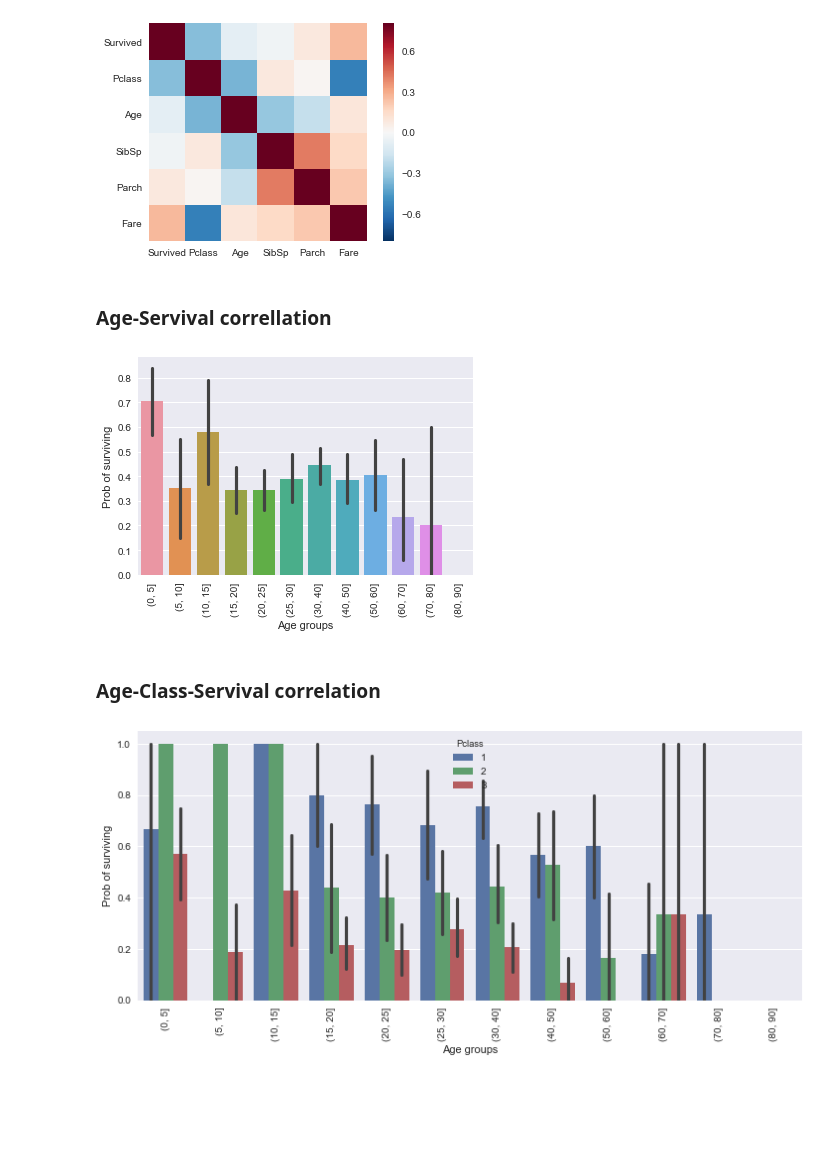
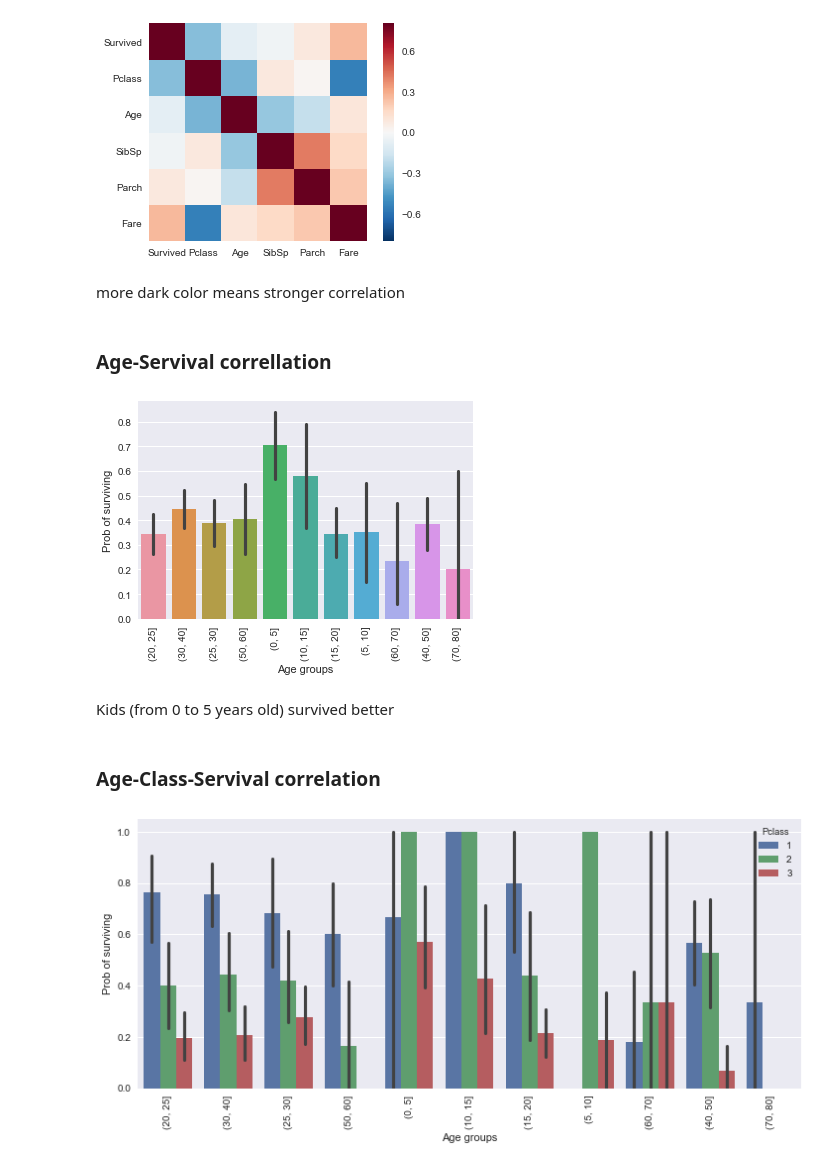
Before and after one commit to Marrry1327/ML-DM, a Jupyter notebook: Lab #1 Intoduction to instruments.ipynb, the cells around one changed output. Drawn from its saved outputs; the diff is of its cells as text; code cells hidden in the pictures; blank space fills up the shorter version.

```diff
--- a/Lab #1 Intoduction to instruments.ipynb
+++ b/Lab #1 Intoduction to instruments.ipynb
@@ -240,28 +249,28 @@ sns.heatmap(r.corr(), vmax=.8, square = True)
 # %% [output]
 <matplotlib.axes._subplots.AxesSubplot at 0x...>
 [figure]
+# %% [markdown]
+more dark color means stronger correlation
 # %% [markdown]
 ### Age-Servival correllation
 # %%
 age_groups = [0, 5, 10, 15, 20, 25, 30, 40, 50, 60, 70, 80, 90]
 r["AgeG"] = pd.cut(r["Age"].fillna(-1), bins=age_groups).astype(object)
-order = []
-
-for i in range(len(age_groups) - 1):
-    order.append('({}, {}]'.format(age_groups[i], age_groups[i+1]))
-p = sns.barplot(x="AgeG", y="Survived", data=r, order=order)
+p = sns.barplot(x="AgeG", y="Survived", data=r)
 p.set(xlabel='Age groups', ylabel='Prob of surviving')
 _ = plt.setp(p.get_xticklabels(), rotation=90)
 # %% [output]
-[figure, old version]
+[figure, new version]
+# %% [markdown]
+Kids (from 0 to 5 years old) survived better
 # %% [markdown]
 ### Age-Class-Servival correlation
 # %%
 fig, ax = plt.subplots()
 fig.set_size_inches(12, 5)
 
-p = sns.barplot(x="AgeG", y="Survived", hue='Pclass', data=r, order=order, ax=ax)
+p = sns.barplot(x="AgeG", y="Survived", hue='Pclass', data=r,ax=ax)
 p.set(xlabel='Age groups', ylabel='Prob of surviving')
 _ = plt.setp(p.get_xticklabels(), rotation=90)
 # %% [output]
-[figure, old version]
+[figure, new version]
```
Also changed, not shown: parts of 14 cells of this notebook.
